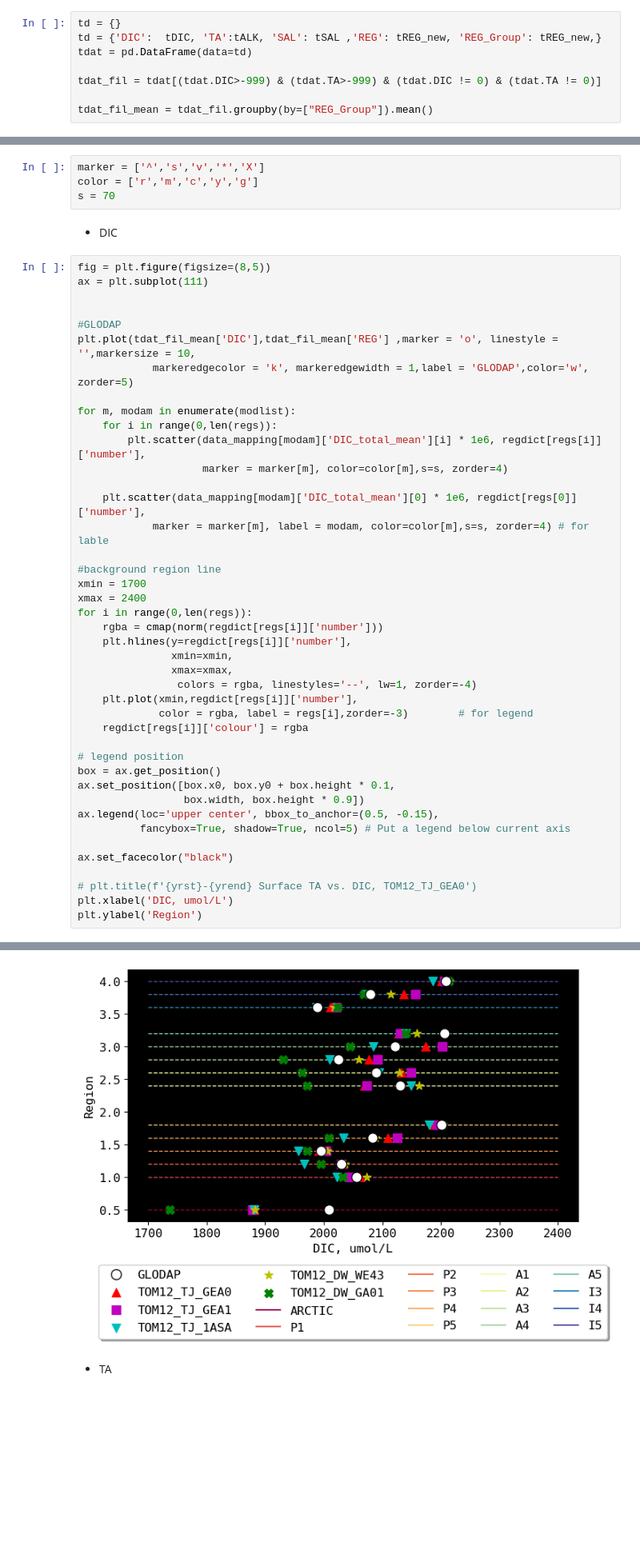
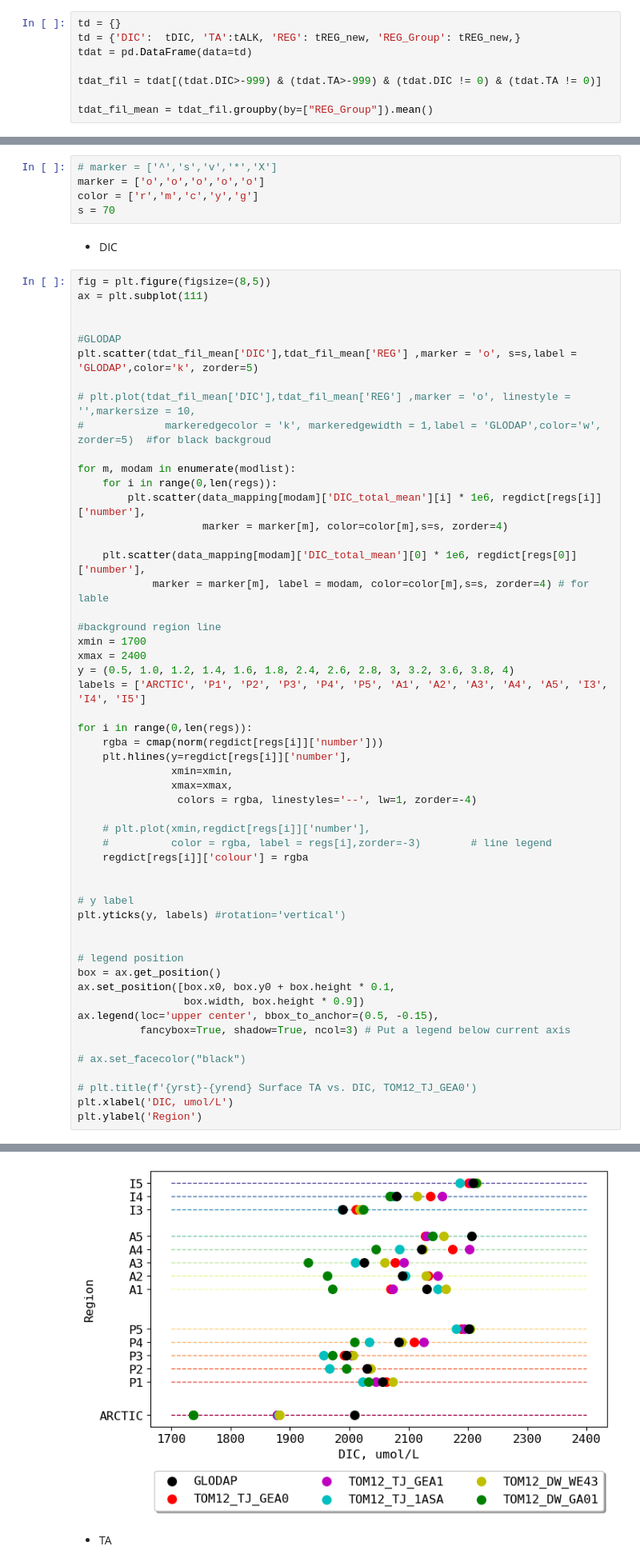
Before and after one commit to biu23/Carbonate_Chemistry_Models, a Jupyter notebook: test_script/obs_mld_region_compare.ipynb, the cells around one changed output, grey strips where cells are left out. Shown: that part at 80% size. Drawn from its saved outputs; the diff is of its cells as text; blank space fills up the shorter version.

Commit message:
'1)add ytickers;2) match mld & obs'

```diff
--- a/test_script/obs_mld_region_compare.ipynb
+++ b/test_script/obs_mld_region_compare.ipynb
@@ -158,7 +155,7 @@ for j in range(len(tY)):
     - region mean
 # %%
 td = {}
-td = {'DIC':  tDIC, 'TA':tALK, 'SAL': tSAL ,'REG': tREG_new, 'REG_Group': tREG_new,}
+td = {'DIC':  tDIC, 'TA':tALK, 'REG': tREG_new, 'REG_Group': tREG_new,}
 tdat = pd.DataFrame(data=td)
 
 tdat_fil = tdat[(tdat.DIC>-999) & (tdat.TA>-999) & (tdat.DIC != 0) & (tdat.TA != 0)]
@@ -240,7 +239,8 @@ data_mapping
 # %% [markdown]
      2.2 PLOTS
 # %%
-marker = ['^','s','v','*','X']
+# marker = ['^','s','v','*','X']
+marker = ['o','o','o','o','o']
 color = ['r','m','c','y','g']
 s = 70
 # %% [markdown]
@@ -251,45 +251,56 @@ ax = plt.subplot(111)
 
 
 #GLODAP
-plt.plot(tdat_fil_mean['DIC'],tdat_fil_mean['REG'] ,marker = 'o', linestyle = '',markersize = 10,
-            markeredgecolor = 'k', markeredgewidth = 1,label = 'GLODAP',color='w', zorder=5)
+plt.scatter(tdat_fil_mean['DIC'],tdat_fil_mean['REG'] ,marker = 'o', s=s,label = 'GLODAP',color='k', zorder=5)
+
+# plt.plot(tdat_fil_mean['DIC'],tdat_fil_mean['REG'] ,marker = 'o', linestyle = '',markersize = 10,
+#             markeredgecolor = 'k', markeredgewidth = 1,label = 'GLODAP',color='w', zorder=5)  #for black backgroud
 
 for m, modam in enumerate(modlist):
     for i in range(0,len(regs)):
         plt.scatter(data_mapping[modam]['DIC_total_mean'][i] * 1e6, regdict[regs[i]]['number'],
                     marker = marker[m], color=color[m],s=s, zorder=4)
 
     plt.scatter(data_mapping[modam]['DIC_total_mean'][0] * 1e6, regdict[regs[0]]['number'],
             marker = marker[m], label = modam, color=color[m],s=s, zorder=4) # for lable
 
 #background region line
 xmin = 1700
 xmax = 2400
+y = (0.5, 1.0, 1.2, 1.4, 1.6, 1.8, 2.4, 2.6, 2.8, 3, 3.2, 3.6, 3.8, 4)
+labels = ['ARCTIC', 'P1', 'P2', 'P3', 'P4', 'P5', 'A1', 'A2', 'A3', 'A4', 'A5', 'I3', 'I4', 'I5']
+
 for i in range(0,len(regs)):
     rgba = cmap(norm(regdict[regs[i]]['number']))
     plt.hlines(y=regdict[regs[i]]['number'],
                xmin=xmin,
                xmax=xmax,
                 colors = rgba, linestyles='--', lw=1, zorder=-4)
-    plt.plot(xmin,regdict[regs[i]]['number'],
-             color = rgba, label = regs[i],zorder=-3)        # for legend
+
+    # plt.plot(xmin,regdict[regs[i]]['number'],
+    #          color = rgba, label = regs[i],zorder=-3)        # line legend
     regdict[regs[i]]['colour'] = rgba
+
+
+# y label
+plt.yticks(y, labels) #rotation='vertical')
+
 
 # legend position
 box = ax.get_position()
 ax.set_position([box.x0, box.y0 + box.height * 0.1,
                  box.width, box.height * 0.9])
 ax.legend(loc='upper center', bbox_to_anchor=(0.5, -0.15),
-          fancybox=True, shadow=True, ncol=5) # Put a legend below current axis
+          fancybox=True, shadow=True, ncol=3) # Put a legend below current axis
 
-ax.set_facecolor("black")
+# ax.set_facecolor("black")
 
 # plt.title(f'{yrst}-{yrend} Surface TA vs. DIC, TOM12_TJ_GEA0')
 plt.xlabel('DIC, umol/L')
 plt.ylabel('Region')
 # %% [output]
 Text(0, 0.5, 'Region')
-[figure, old version]
+[figure, new version]
 # %% [markdown]
 - TA
 # %%
```
Also changed, not shown: parts of 5 cells of this notebook, 1 other file.
